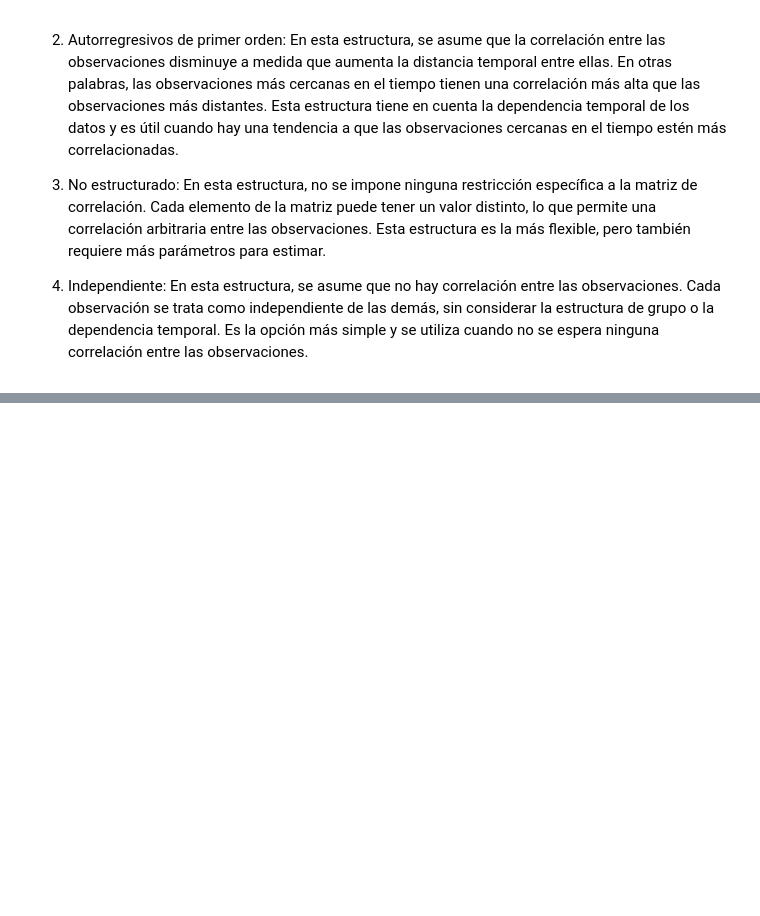
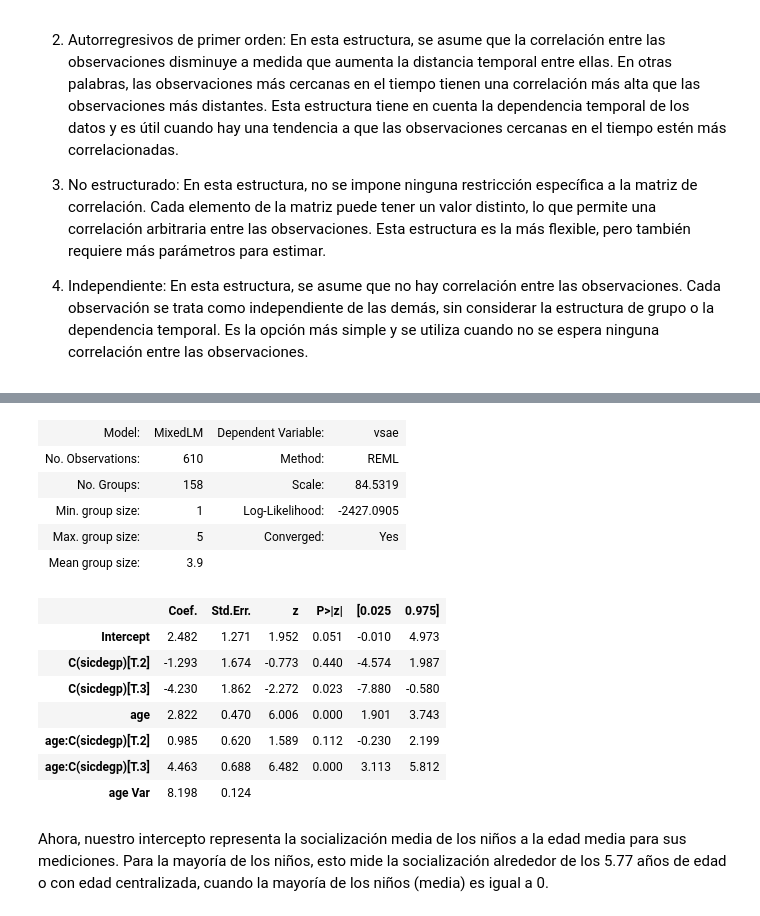
Before and after one commit to onavarrete04/Introduccion-Ciencia-Datos, a Jupyter notebook: 2023_modelos_estadísticos_datos.ipynb, the cells around one changed output, grey strips where cells are left out. Saved outputs shown, nothing was run; the diff lists cells and outputs as text; code cells hidden in the pictures; blank space fills up the shorter version.

```diff
--- a/2023_modelos_estadísticos_datos.ipynb
+++ b/2023_modelos_estadísticos_datos.ipynb
@@ -1738,0 +1855,4 @@ al pensar en variables dependientes binarias,recuerde que la varianza de una obs
+# %%
+print("media no centralizada = ",df_patrones_au["age"].mean())
+df_patrones_au["age"] = df_patrones_au.groupby("childid")["age"].transform(lambda x: x - x.mean())
+df_patrones_au["age"]
@@ -1738,0 +1873,33 @@ al pensar en variables dependientes binarias,recuerde que la varianza de una obs
+# %%
+# Vuelva a ajustar el modelo, nuevamente, sin las
+# intersecciones aleatorias
+
+mlm_model_1 = sm.MixedLM.from_formula(
+    formula= "vsae ~ age * C(sicdegp)",
+    groups = "childid",
+    re_formula = "0 + age",
+    data = df_patrones_au
+)
+
+# Mejorando el modelo
+
+mlm_result_1 = mlm_model_1.fit()
+
+mlm_result.summary()
+# %% [output]
+| Model: | MixedLM | Dependent Variable: | vsae |
+| No. Observations: | 610 | Method: | REML |
+| No. Groups: | 158 | Scale: | 84.5319 |
+| Min. group size: | 1 | Log-Likelihood: | -2427.0905 |
+| Max. group size: | 5 | Converged: | Yes |
+| Mean group size: | 3.9 |  |  |
+|  | Coef. | Std.Err. | z | P>|z| | [0.025 | 0.975] |
+| Intercept | 2.482 | 1.271 | 1.952 | 0.051 | -0.010 | 4.973 |
+| C(sicdegp)[T.2] | -1.293 | 1.674 | -0.773 | 0.440 | -4.574 | 1.987 |
+| C(sicdegp)[T.3] | -4.230 | 1.862 | -2.272 | 0.023 | -7.880 | -0.580 |
+| age | 2.822 | 0.470 | 6.006 | 0.000 | 1.901 | 3.743 |
+| age:C(sicdegp)[T.2] | 0.985 | 0.620 | 1.589 | 0.112 | -0.230 | 2.199 |
+| age:C(sicdegp)[T.3] | 4.463 | 0.688 | 6.482 | 0.000 | 3.113 | 5.812 |
+| age Var | 8.198 | 0.124 |  |  |  |  |
+# %% [markdown]
+Ahora, nuestro intercepto representa la socialización media de los niños a la edad media para sus mediciones. Para la mayoría de los niños, esto mide la socialización alrededor de los 5.77 años de edad o con edad centralizada, cuando la mayoría de los niños (media) es igual a 0.
```
Also changed, not shown: parts of 36 cells of this notebook, 1 other file.
